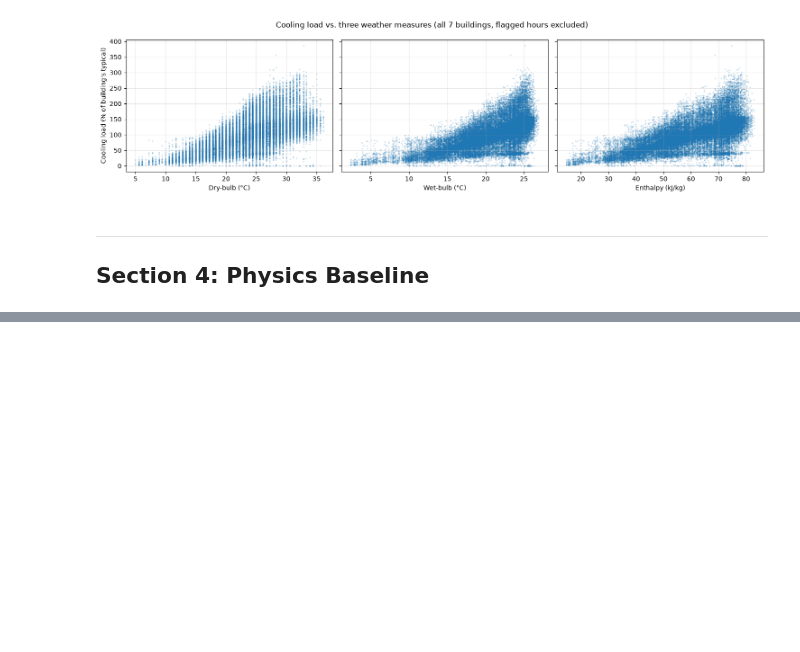
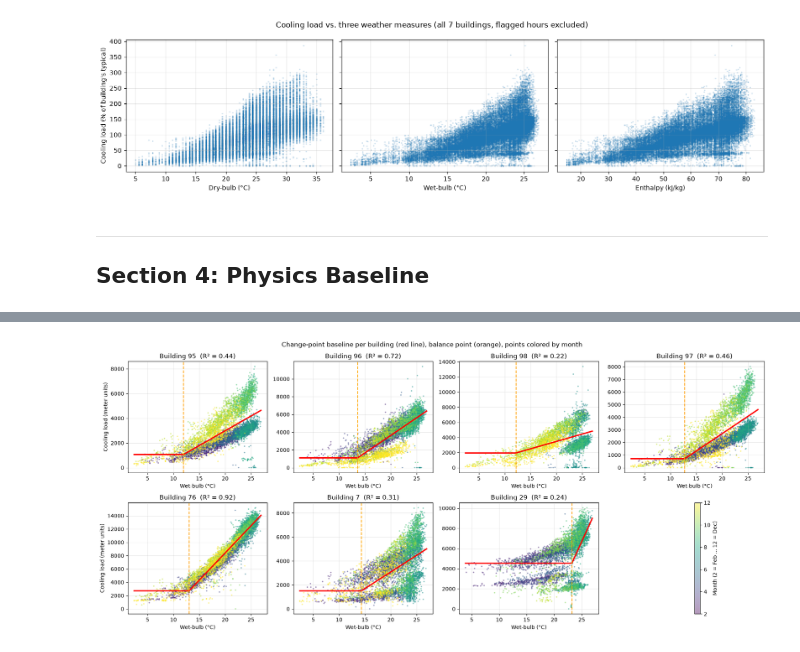
Before and after one commit to Data-Laur/cooling-check, a Jupyter notebook: cooling_check.ipynb, the cells around one changed output, grey strips where cells are left out. Cells and saved outputs as stored; diff of their text form; code cells hidden in the pictures; blank space fills up the shorter version.

```diff
--- a/cooling_check.ipynb
+++ b/cooling_check.ipynb
@@ -430,19 +370,0 @@ print("✓ Change-point models fit and visualized")
-# %%
-# Calculate residuals
-data['baseline_pred'] = np.nan
-data['residual'] = np.nan
-
-for b_id in SELECTED_BUILDINGS:
-    b_mask = data['building_id'] == b_id
-    params = models[b_id]
-    X_b = data.loc[b_mask, 'wet_bulb'].values
-    baseline = params['intercept'] + params['slope'] * np.maximum(0, X_b - params['balance_point'])
-    residual = data.loc[b_mask, 'meter_reading'].values - baseline
-    data.loc[b_mask, 'baseline_pred'] = baseline
-    data.loc[b_mask, 'residual'] = residual
-
-print(f"Residual statistics:")
-print(f"  Mean: {data['residual'].mean():.1f} kWh")
-print(f"  Std:  {data['residual'].std():.1f} kWh")
-print(f"  Min:  {data['residual'].min():.1f} kWh")
-print(f"  Max:  {data['residual'].max():.1f} kWh")
@@ -448,0 +425,23 @@ print(f"  Max:  {data['residual'].max():.1f} kWh")
+# %%
+fig, axes = plt.subplots(2, 4, figsize=(18, 8))
+axes = axes.ravel()
+for ax, b_id in zip(axes, SELECTED_BUILDINGS):
+    b = data[(data['building_id'] == b_id) & (data['flag'] == '')]
+    p = models[b_id]
+    pts = ax.scatter(b['wet_bulb'], b['meter_reading'], c=b['month'], cmap='viridis', s=3, alpha=0.4, vmin=2, vmax=12)
+    x_line = np.linspace(b['wet_bulb'].min(), b['wet_bulb'].max(), 200)
+    ax.plot(x_line, predict_changepoint(p, x_line), color='red', lw=2.5)
+    ax.axvline(p['balance_point_c'], color='orange', ls='--', lw=1.5)
+    ax.set_title(f"Building {b_id}  (R² = {p['r2']:.2f})")
+    ax.set_xlabel('Wet-bulb (°C)')
+    ax.grid(alpha=0.3)
+axes[0].set_ylabel('Cooling load (meter units)')
+axes[4].set_ylabel('Cooling load (meter units)')
+axes[-1].axis('off')
+fig.colorbar(pts, ax=axes[-1], label='Month (2 = Feb ... 12 = Dec)', fraction=0.5)
+fig.suptitle('Change-point baseline per building (red line), balance point (orange), points colored by month')
+plt.tight_layout()
+plt.savefig('figures/changepoint_baselines.png', dpi=120)
+plt.show()
+# %% [output]
+[figure, added]
```
Also changed, not shown: parts of 3 cells of this notebook, 1 other file.
